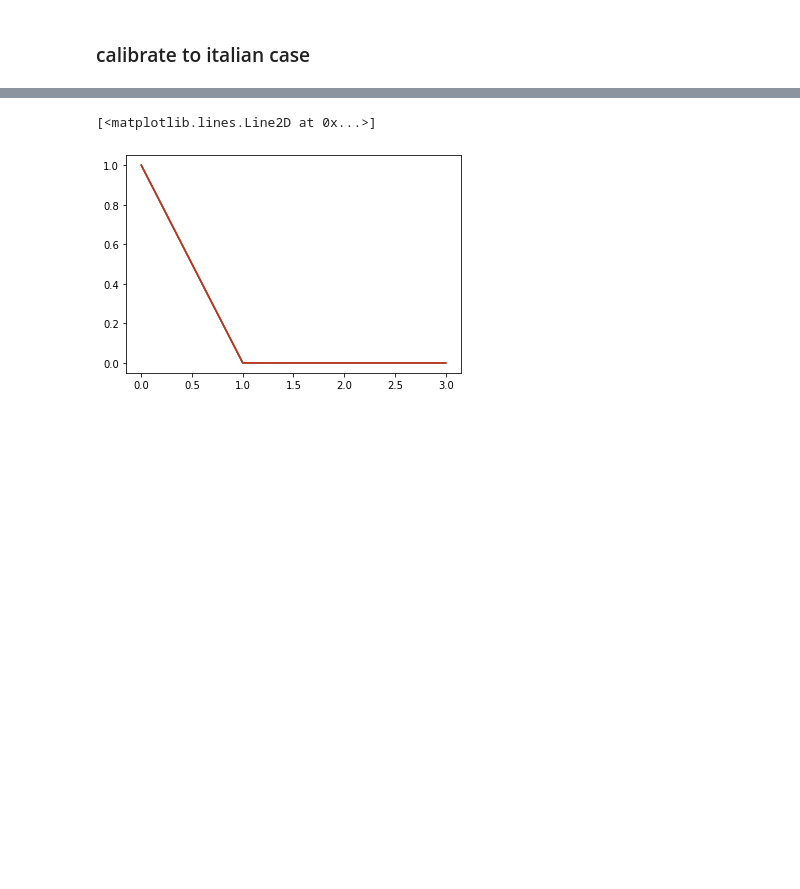
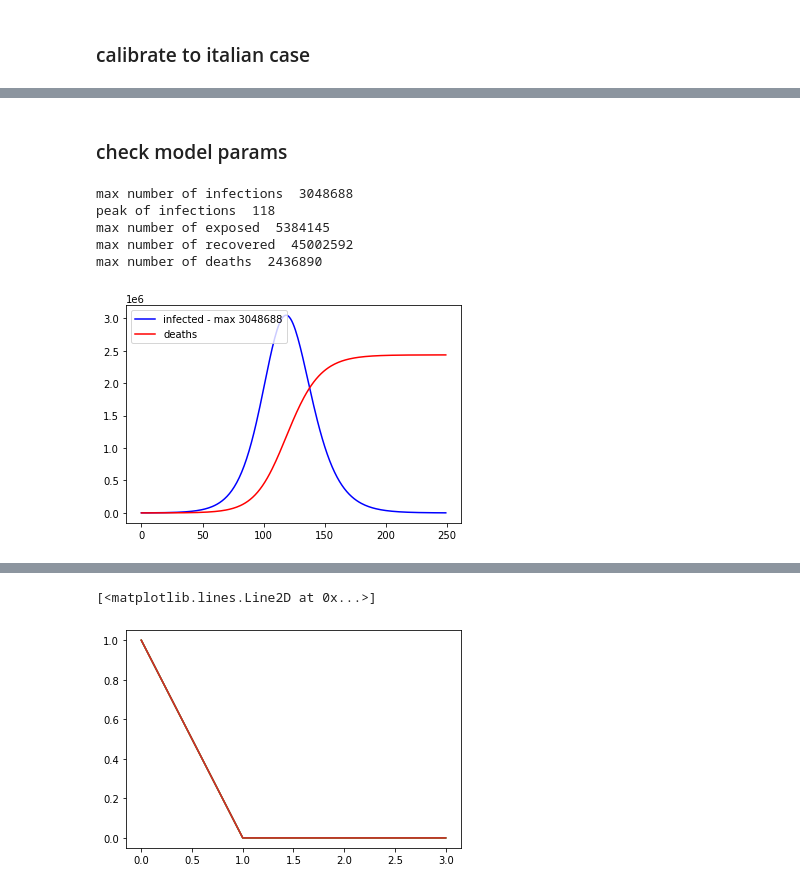
Before and after one commit to mspadaccino/COVID-19, a Jupyter notebook: notebooks/SIRD model.ipynb, the cells around one changed output, grey strips where cells are left out. Saved outputs shown, nothing was run; the diff lists cells and outputs as text; code cells hidden in the pictures; blank space fills up the shorter version.

```diff
--- a/notebooks/SIRD model.ipynb
+++ b/notebooks/SIRD model.ipynb
@@ -305,0 +406,20 @@ total  8287.5
+# %% [markdown]
+### check model params
+# %%
+cases_multiplier = 10
+df = pd.read_csv('../data/dpc-covid19-ita-andamento-nazionale.csv').drop('stato',1)
+N = 61836230
+I0 = 2209
+R0 = 0
+E0 = 0
+D0 = 0
+time_range = range(250)
+r0, dur_inf, dur_inc, theta = (1.9, 3.61, 5.95, 0.015)
+plot_SEIRD(time_range, E0, I0, R0, D0, r0, dur_inf, dur_inc, theta)
+# %% [output]
+max number of infections  3048688
+peak of infections  118
+max number of exposed  5384145
+max number of recovered  45002592
+max number of deaths  2436890
+[figure, added]
```
Also changed, not shown: parts of 9 cells of this notebook.
